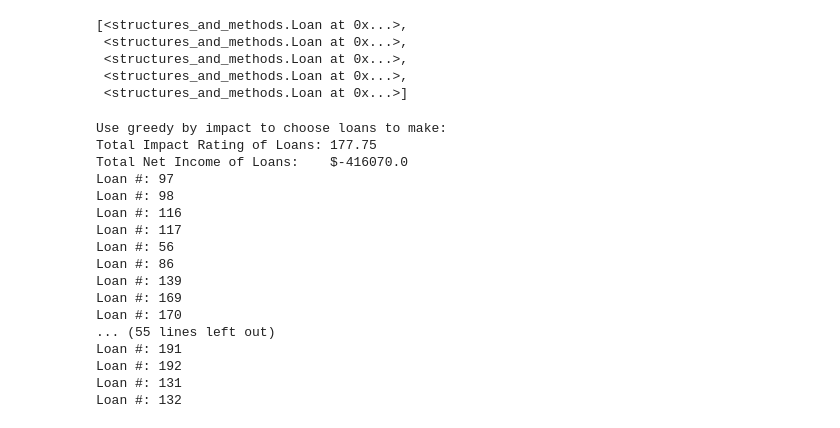
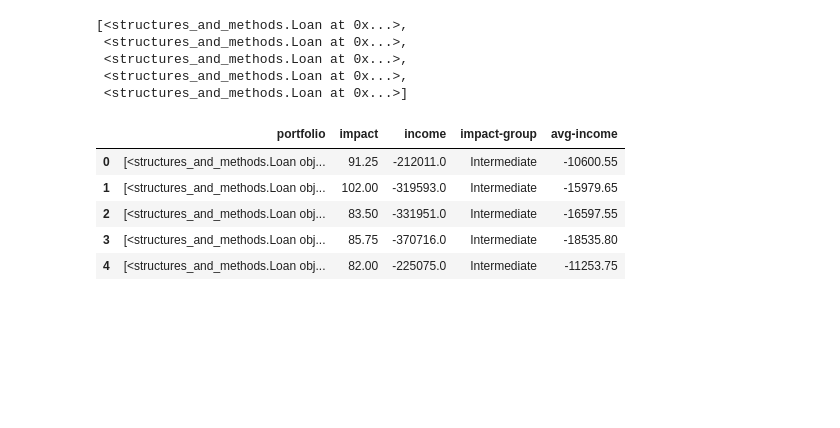
Before and after one commit to thisismattwolf/efficient_impact_frontier, a Jupyter notebook: Loan_Universe_Analysis.ipynb, the cells around one changed output. Saved outputs shown, nothing was run; the diff lists cells and outputs as text; code cells hidden in the pictures; blank space fills up the shorter version.

```diff
--- a/Loan_Universe_Analysis.ipynb
+++ b/Loan_Universe_Analysis.ipynb
@@ -133,23 +81,5 @@ loans[0:5]
  <structures_and_methods.Loan at 0x...>,
  <structures_and_methods.Loan at 0x...>]
 # %%
-from structures_and_methods import greedy, test_greedy, test_greedies
-test_greedies(loans)
+#from structures_and_methods import greedy, test_greedy, test_greedies
+#test_greedies(loans)
-# %% [output]
-Use greedy by impact to choose loans to make:
-Total Impact Rating of Loans: 177.75
-Total Net Income of Loans:    $-416070.0
-Loan #: 97
-Loan #: 98
-Loan #: 116
-Loan #: 117
-Loan #: 56
-Loan #: 86
-Loan #: 139
-Loan #: 169
-Loan #: 170
-... (55 lines left out)
-Loan #: 191
-Loan #: 192
-Loan #: 131
-Loan #: 132
@@ -155,0 +97,9 @@ Loan #: 132
+# %%
+portDF.head()
+# %% [output]
+|  | portfolio | impact | income | impact-group | avg-income |
+| 0 | [<structures_and_methods.Loan obj... | 91.25 | -212011.0 | Intermediate | -10600.55 |
+| 1 | [<structures_and_methods.Loan obj... | 102.00 | -319593.0 | Intermediate | -15979.65 |
+| 2 | [<structures_and_methods.Loan obj... | 83.50 | -331951.0 | Intermediate | -16597.55 |
+| 3 | [<structures_and_methods.Loan obj... | 85.75 | -370716.0 | Intermediate | -18535.80 |
+| 4 | [<structures_and_methods.Loan obj... | 82.00 | -225075.0 | Intermediate | -11253.75 |
```
Also changed, not shown: parts of 7 cells of this notebook, 1 other file.
